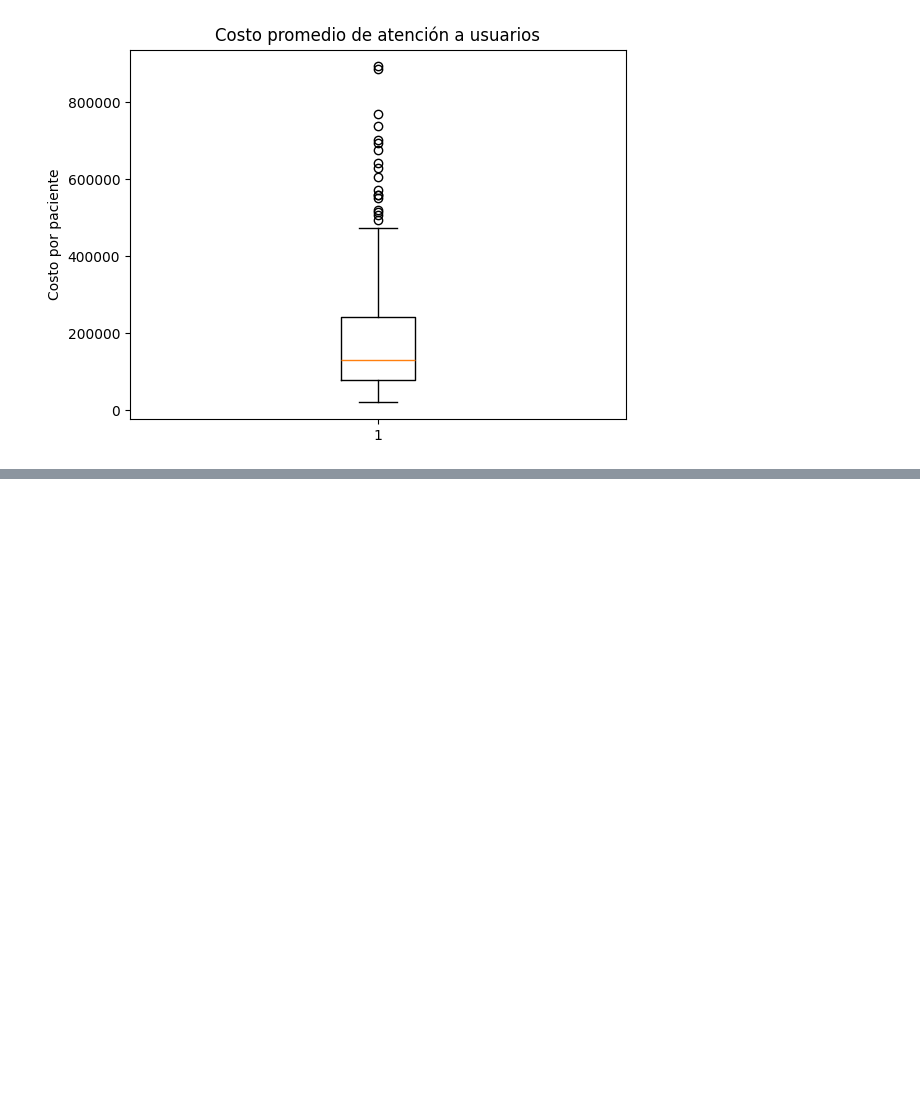
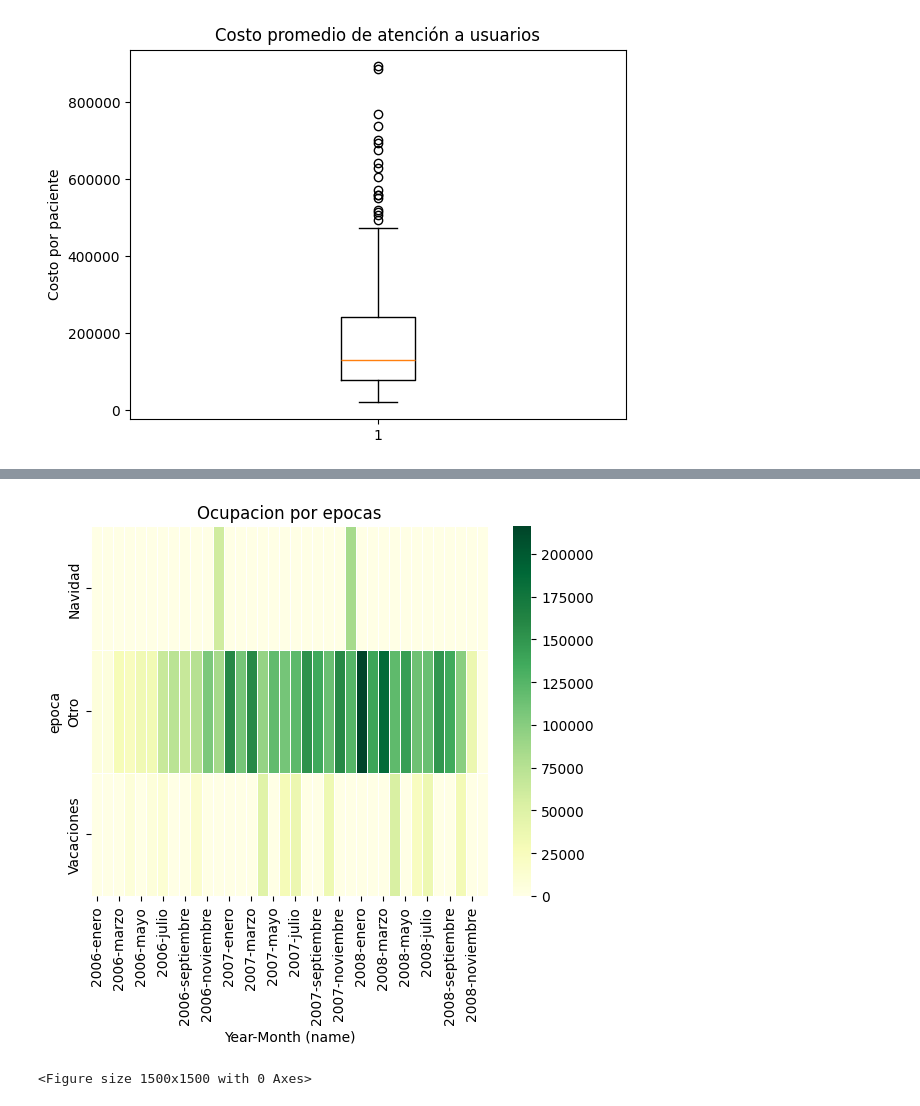
Before and after one commit to Jujo2040751/Proyecto-DataScience, a Jupyter notebook: costos.ipynb, the cells around one changed output, grey strips where cells are left out. Drawn from its saved outputs; the diff is of its cells as text; code cells hidden in the pictures; blank space fills up the shorter version.

Commit message:
ocupacion

```diff
--- a/costos.ipynb
+++ b/costos.ipynb
@@ -246,0 +249,4 @@ Costo promedio de atención a usuarios: $181024.32
+# %%
+df_servicio_ips=  df_servicio_costo.merge(pds.read_sql("SELECT key_ips, nombre FROM \"dim_ips\" ", dbConnection), on="key_ips",  how='inner')[["key_fecha_solicitud","key_fecha_atencion", "key_usuario", "key_demografia","key_tipo_servicio", "key_ips", "key_medico","nombre" ]]
+df_servicio_ips=  df_servicio_ips.merge(pds.read_sql("SELECT * FROM \"dim_fecha\" ", dbConnection)[["key_fecha",  "Date", "Year", "Month (name)", "epoca"]], left_on="key_fecha_atencion", right_on="key_fecha",  how='inner')
+df_servicio_ips
@@ -246,0 +257,7 @@ Costo promedio de atención a usuarios: $181024.32
+# %%
+df_ocupacion = df_servicio_ips.groupby(['key_ips'])['key_usuario'].nunique().reset_index(name='num_pacientes').merge(df_servicio_ips, on="key_ips")
+df_ocupacion["Month (name)"] = pds.Categorical(df_ocupacion["Month (name)"], categories=months, ordered=True)
+df_ocupacion.sort_values(by=["Year","Month (name)"], inplace=True)
+pivot_table = pds.pivot_table(df_ocupacion, values='num_pacientes', index=["epoca"],
+                       columns=["Year",'Month (name)'], aggfunc=np.sum, fill_value=0)
+pivot_table
@@ -246,0 +272,9 @@ Costo promedio de atención a usuarios: $181024.32
+# %%
+sns.heatmap( pivot_table , linewidth = 0.5 , cmap = 'YlGn' )
+
+plt.title( "Ocupacion por epocas" )
+plt.figure(figsize=(15, 15))
+plt.show()
+# %% [output]
+[figure, added]
+<Figure size 1500x1500 with 0 Axes>
```
Also changed, not shown: parts of 7 cells of this notebook.
